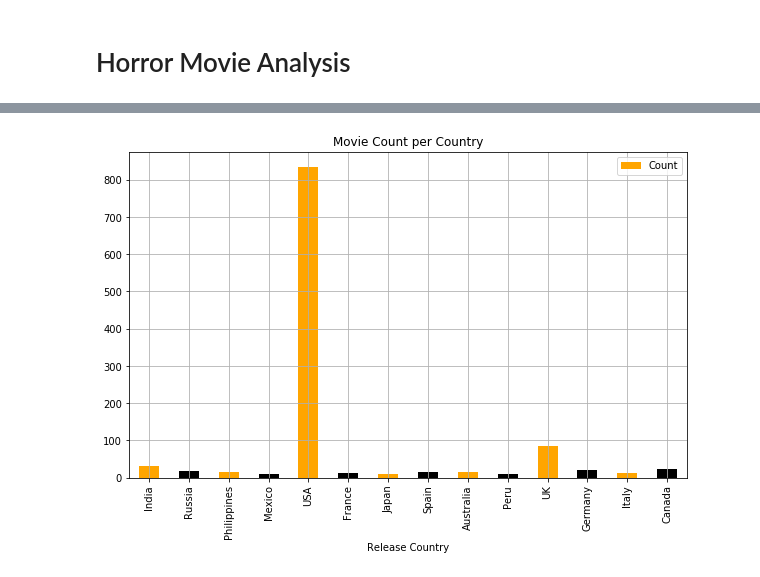
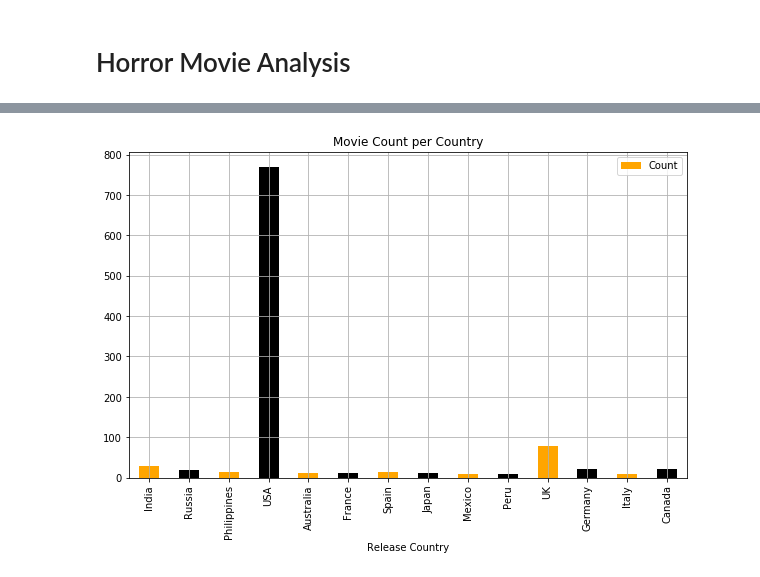
Before and after one commit to BennyC31/project_1_eda_git_collaboration, a Jupyter notebook: Project_1_EDA_and_Git-BC.ipynb, the cells around one changed output, grey strips where cells are left out. Saved outputs shown, nothing was run; the diff lists cells and outputs as text; code cells hidden in the pictures.

Commit message:
updated code, analysis, and images

```diff
--- a/Project_1_EDA_and_Git-BC.ipynb
+++ b/Project_1_EDA_and_Git-BC.ipynb
@@ -112,0 +115,9 @@ df
+# %%
+# 6 Filter countries for Budget
+filter_country = country_avg_merge
+filter_country = filter_country.reset_index().sort_values('Budget',ascending=False)
+filter_country = filter_country.loc[filter_country['Count'] >= 9]
+# pd.options.display.float_format = '{:.2f}'.format
+# pd.reset_option('display.float_format')
+filter_country = filter_country.round(2)
+filter_country
@@ -113,26 +150,24 @@ df
 # %%
-bud_df = df
-countries = list(df['Release Country'])
-
-# x_axis = np.arange(len(countries))
-bud_df['Budget'] = bud_df.Budget.str.replace(r'\D+', '')
-# bud_df['Budget'] = df['Budget'].map("${:,.2f}".format)
-budg_amts = list(bud_df['Budget'])
-budg_amts = [71049162,16993718,8795928,5028200,4257310,3508227,3385727,3183413,3142000,1041000,1022959,927872,560791,529631]
-# test_list = [int(i) for i in budg_amts]
-# test_list.sort(reverse=True)
-# print(test_list)
-# # budg_amts.sort(reverse=True)
+# 8 Create Country Average Budget Bar Chart
+# What country spends the most on average per movie?
+bud_df = filter_country
+countries = list(bud_df['Release Country'])
+# bud_df['Budget'] = bud_df.Budget.str.replace(r'\D+', '')
+test_list = list(bud_df['Budget'])
+budg_amts = [int(i) for i in test_list]
+budg_amts.sort(reverse=True)
 x_axis = np.arange(len(budg_amts))
-# type(x_axis)
 plt.ticklabel_format(style='plain')
-plt.bar(x_axis, budg_amts, color="b", alpha=0.8, align="center")
+colors=['orange','black']
+plt.bar(x_axis, budg_amts, color=colors, alpha=0.8, align="center")
 tick_locations = [value for value in x_axis]
 plt.xticks(tick_locations, countries,rotation="vertical")
 plt.title("Average Cost Per Country")
 plt.xlabel("Countries")
 plt.ylabel("Average Budget")
 plt.tight_layout()
-plt.rcParams["figure.figsize"] = (20,6)
+plt.rcParams["figure.figsize"] = (5,6)
+plt.savefig("output/AverageCost_perCountry.png")
+# print(budg_amts)
 plt.show()
 # %% [output]
@@ -162,6 +203,8 @@ plt.show()
 # %%
-count_df = df
+# 11 Movie Count per Country
+count_df = filter_country
 colors=['orange','black']
 ax = count_df.plot.bar(x='Release Country', y='Count', rot='vertical',figsize=(10,6),title='Movie Count per Country',grid=True,color=colors)
+plt.savefig("output/MovieCount_perCountry.png")
 # %% [output]
-[figure, old version]
+[figure, new version]
```
Also changed, not shown: parts of 27 cells of this notebook, 8 other files.
